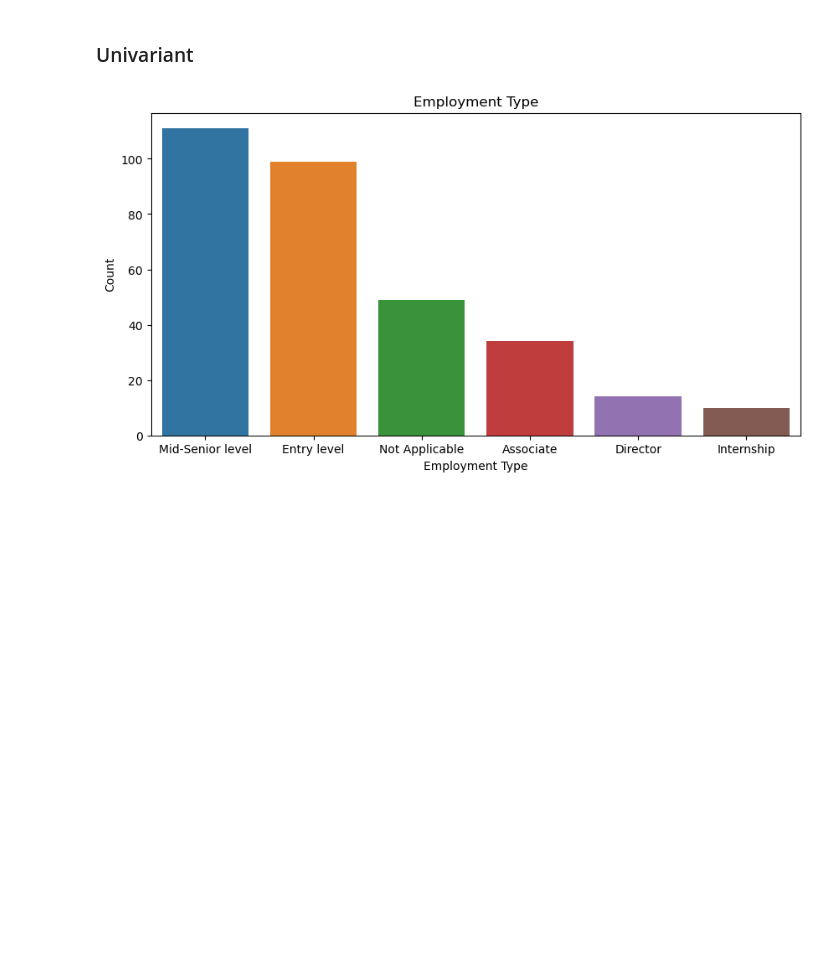
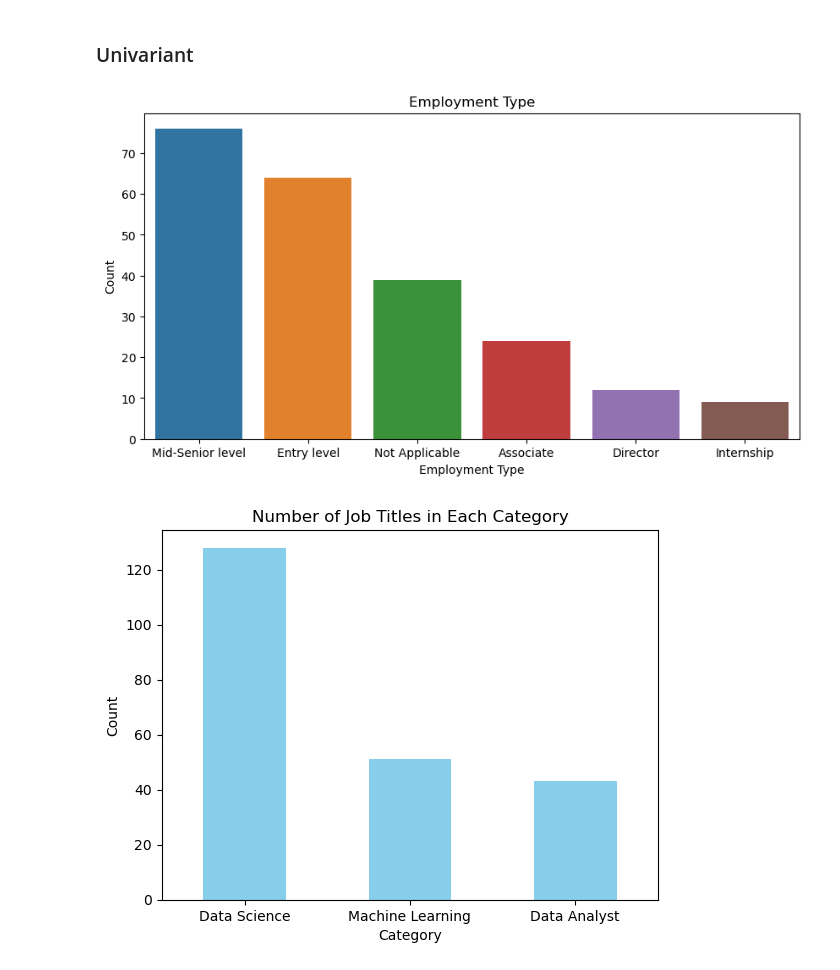
Before and after one commit to Severesix907/Capstone_Project, a Jupyter notebook: Code/EDA.ipynb, the cells around one changed output. Cells and saved outputs as stored; diff of their text form; code cells hidden in the pictures; blank space fills up the shorter version.

```diff
--- a/Code/EDA.ipynb
+++ b/Code/EDA.ipynb
@@ -113,10 +338,23 @@ Name: count, dtype: int64
 ### Univariant
 # %%
 plt.figure(figsize=(10, 5))
-sns.countplot(x='employment_type', data=df, order = df['employment_type'].value_counts().index)
+sns.countplot(x='Type', data=df, order = df['Type'].value_counts().index)
 plt.title('Employment Type')
 plt.xlabel('Employment Type')
 plt.ylabel('Count')
 plt.show()
 # %% [output]
-[figure, old version]
+[figure, new version]
+# %%
+# Count the number of job titles in each category
+categories = ['Data Science', 'Machine Learning', 'Data Analyst']
+category_counts = df[categories].sum()
+
+# Plot the counts
+category_counts.plot(kind='bar', color='skyblue',rot=0)
+plt.title('Number of Job Titles in Each Category')
+plt.xlabel('Category')
+plt.ylabel('Count')
+plt.show()
+# %% [output]
+[figure, added]
```
Also changed, not shown: parts of 26 cells of this notebook, 1 other file.
